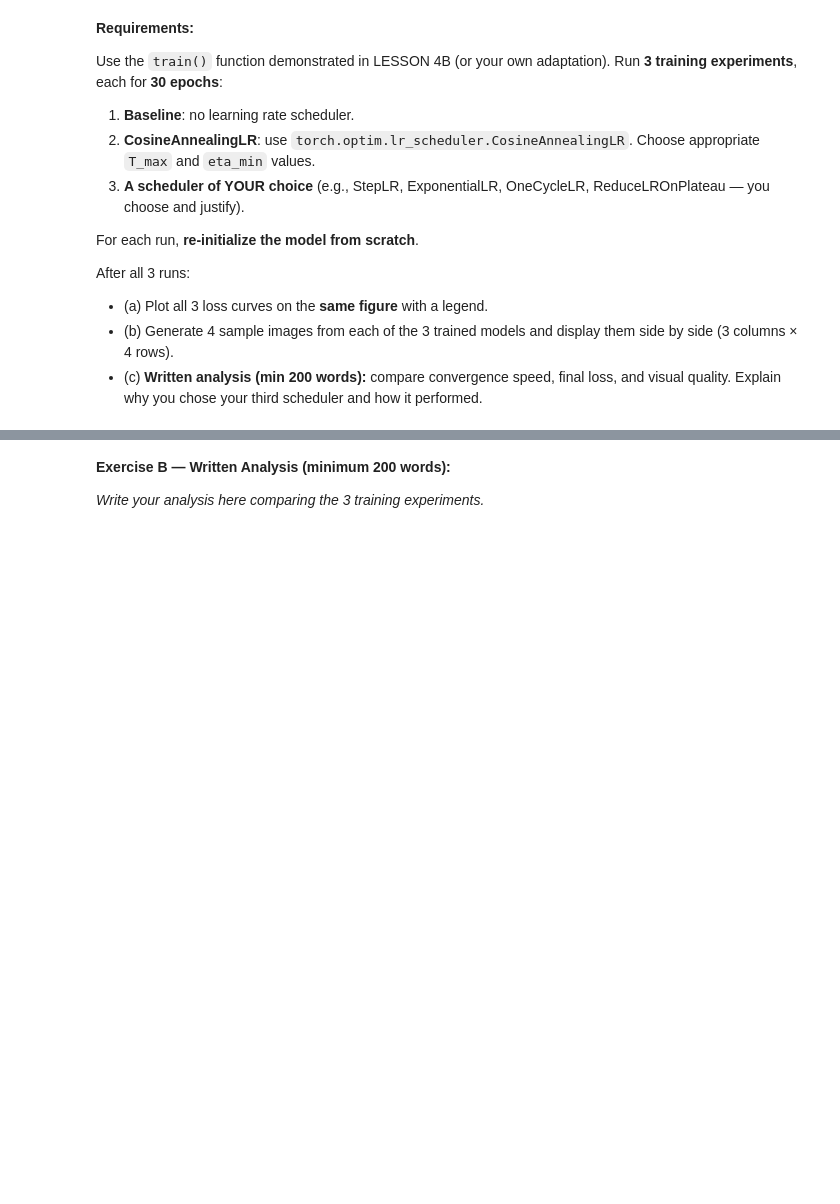
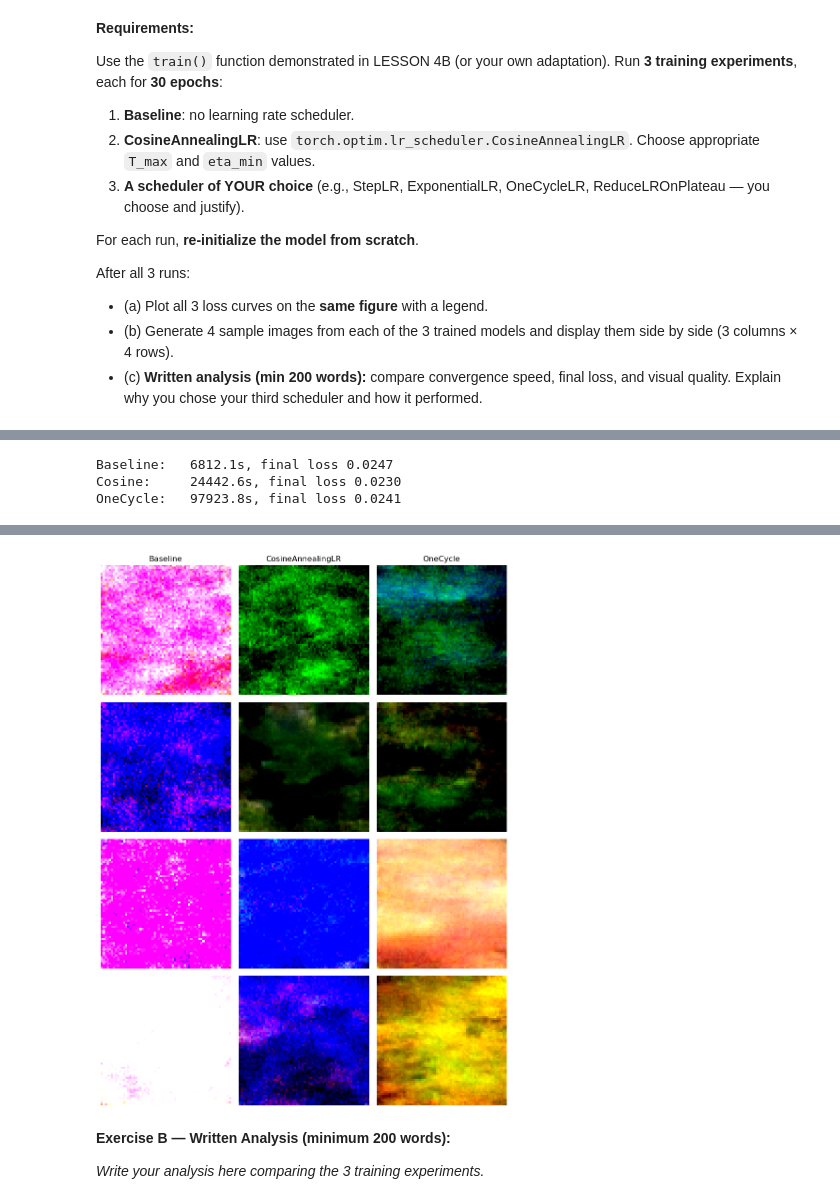
Before and after one commit to EinarLop/UIB_DL_LAB04, a Jupyter notebook: LAB_4.ipynb, the cells around one changed output, grey strips where cells are left out. Drawn from its saved outputs; the diff is of its cells as text; code cells hidden in the pictures; blank space fills up the shorter version.

```diff
--- a/LAB_4.ipynb
+++ b/LAB_4.ipynb
@@ -121,0 +236,30 @@ After all 3 runs:
+# %%
+# Exercise B — Final Loss and Training Time
+print(f"Baseline:   {training_time_b1:.1f}s, final loss {losses_b1[-1]:.4f}")
+print(f"Cosine:     {training_time_b2:.1f}s, final loss {losses_b2[-1]:.4f}")
+print(f"OneCycle:   {training_time_b3:.1f}s, final loss {losses_b3[-1]:.4f}")
+# %% [output]
+Baseline:   6812.1s, final loss 0.0247
+Cosine:     24442.6s, final loss 0.0230
+OneCycle:   97923.8s, final loss 0.0241
+# %%
+# Exercise B — Generate and compare samples from all 3 models
+samples_b1 = diffusion_b.sample(model_b1, 4)
+samples_b2 = diffusion_b.sample(model_b2, 4)
+samples_b3 = diffusion_b.sample(model_b3, 4)
+
+fig, axes = plt.subplots(4, 3, figsize=(9, 12))
+all_samples = [samples_b1, samples_b2, samples_b3]
+titles = ['Baseline', 'CosineAnnealingLR', 'OneCycle']
+
+for col, (samples, title) in enumerate(zip(all_samples, titles)):
+    for row in range(4):
+        img = samples[row].permute(1, 2, 0).cpu().numpy()  # (H, W, 3), uint8
+        axes[row, col].imshow(img)
+        axes[row, col].axis('off')
+        if row == 0:
+            axes[row, col].set_title(title)
+
+plt.tight_layout()
+plt.show()
+# %% [output]
@@ -122,3 +269,4 @@ After all 3 runs:
+[figure, added]
 # %% [markdown]
 **Exercise B — Written Analysis (minimum 200 words):**
 
```
Also changed, not shown: parts of 14 cells of this notebook, 3 other files.
